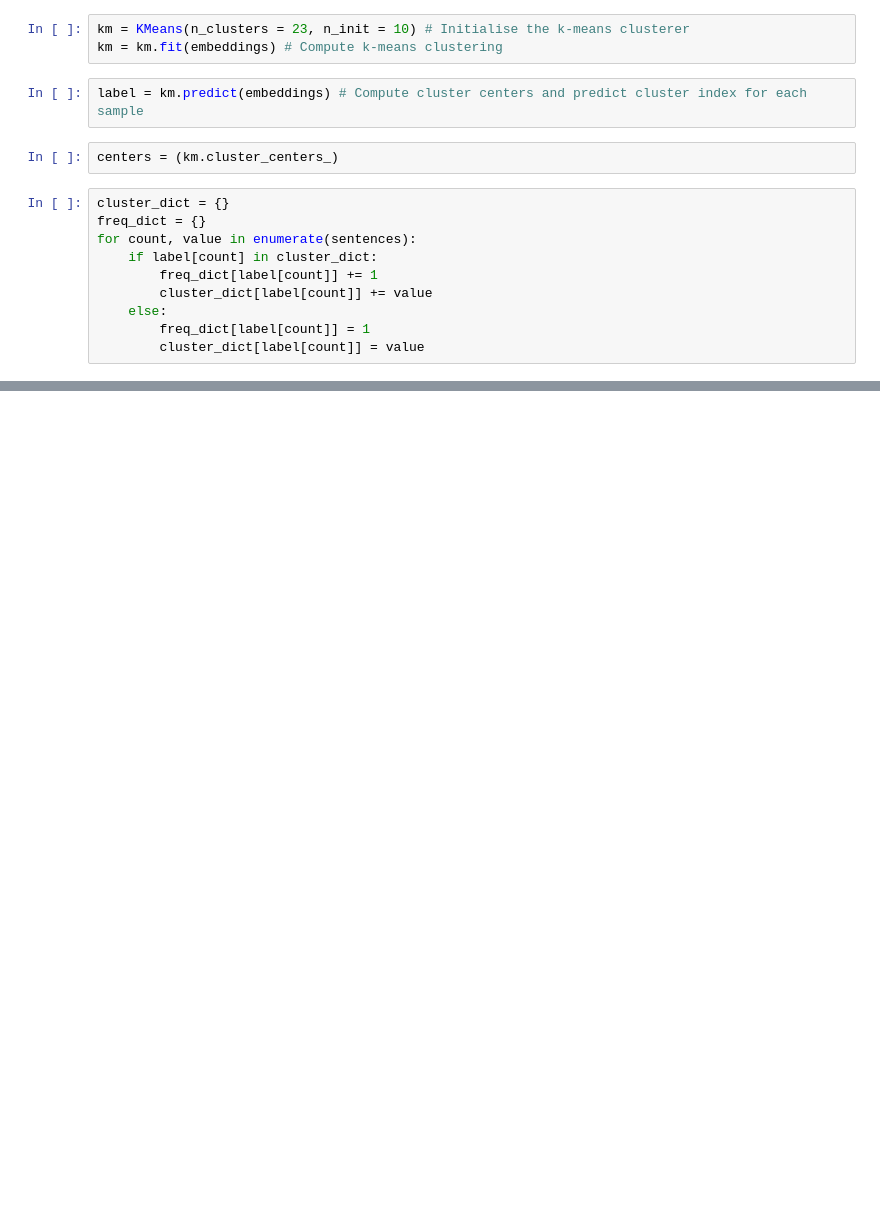
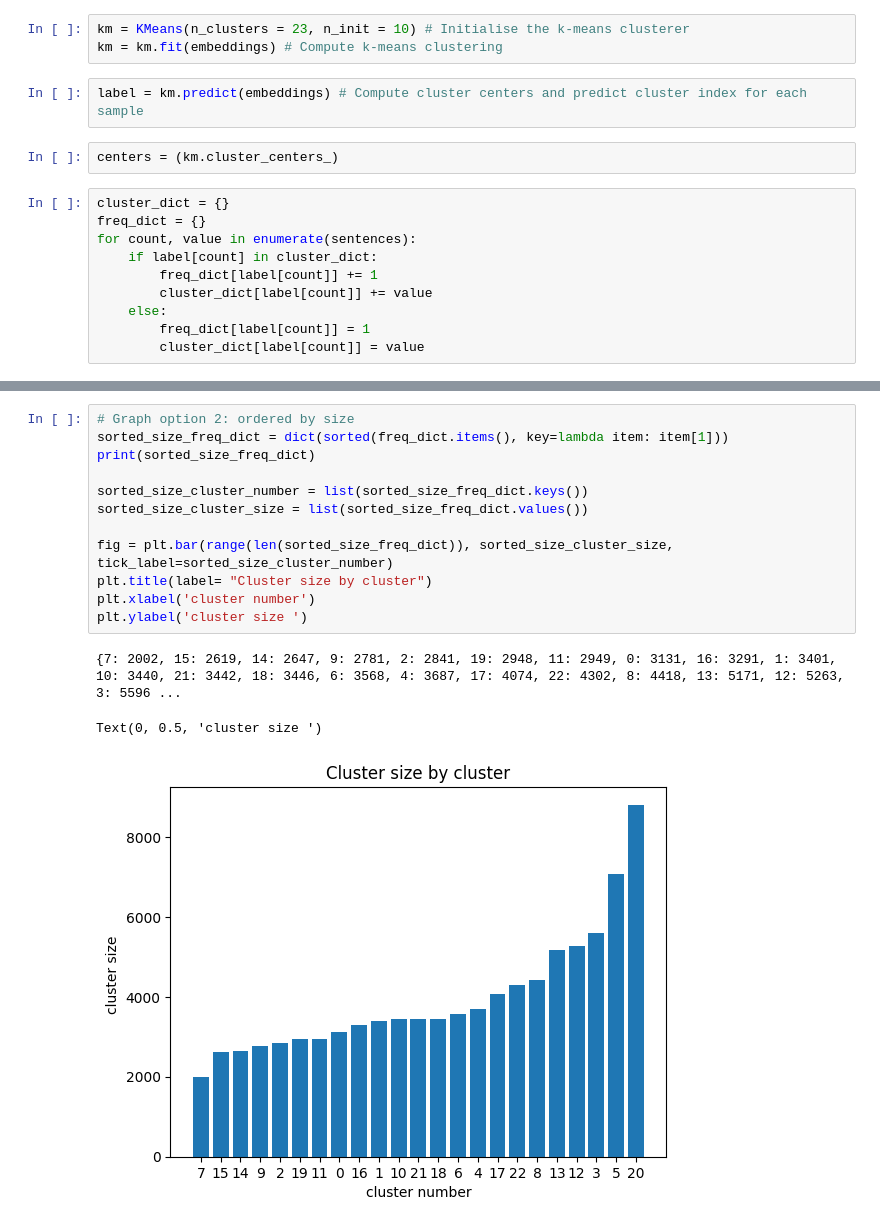
Before and after one commit to sijbrenvv/MLP, a Jupyter notebook: MLP.ipynb, the cells around one changed output, grey strips where cells are left out. Cells and saved outputs as stored; diff of their text form; blank space fills up the shorter version.

```diff
--- a/MLP.ipynb
+++ b/MLP.ipynb
@@ -248,0 +307,16 @@ for i, value in enumerate(center_2d):
+# %%
+# Graph option 2: ordered by size
+sorted_size_freq_dict = dict(sorted(freq_dict.items(), key=lambda item: item[1]))
+print(sorted_size_freq_dict)
+
+sorted_size_cluster_number = list(sorted_size_freq_dict.keys())
+sorted_size_cluster_size = list(sorted_size_freq_dict.values())
+
+fig = plt.bar(range(len(sorted_size_freq_dict)), sorted_size_cluster_size, tick_label=sorted_size_cluster_number)
+plt.title(label= "Cluster size by cluster")
+plt.xlabel('cluster number')
+plt.ylabel('cluster size ')
+# %% [output]
+{7: 2002, 15: 2619, 14: 2647, 9: 2781, 2: 2841, 19: 2948, 11: 2949, 0: 3131, 16: 3291, 1: 3401, 10: 3440, 21: 3442, 18: 3446, 6: 3568, 4: 3687, 17: 4074, 22: 4302, 8: 4418, 13: 5171, 12: 5263, 3: 5596 ...
+Text(0, 0.5, 'cluster size ')
+[figure, added]
```
Also changed, not shown: parts of 9 cells of this notebook.
